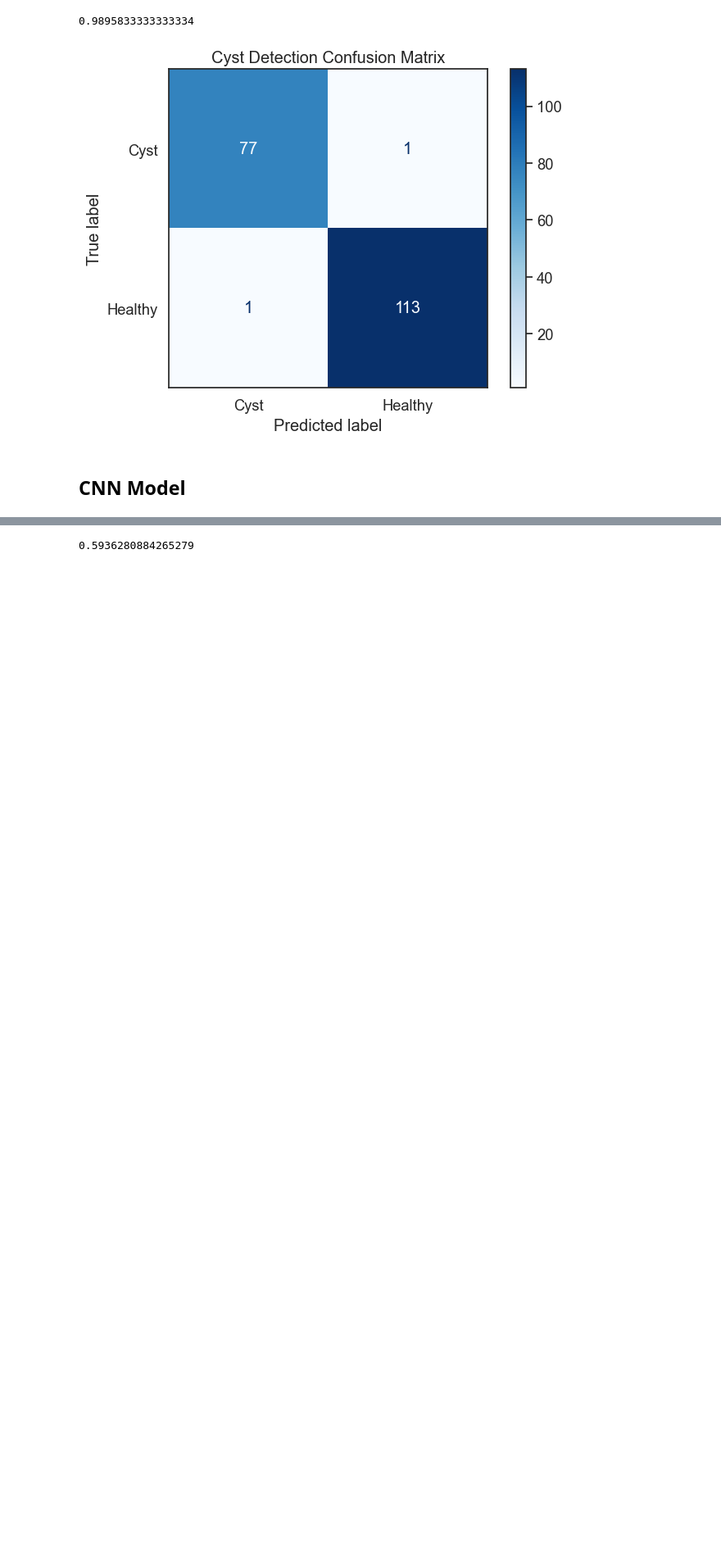
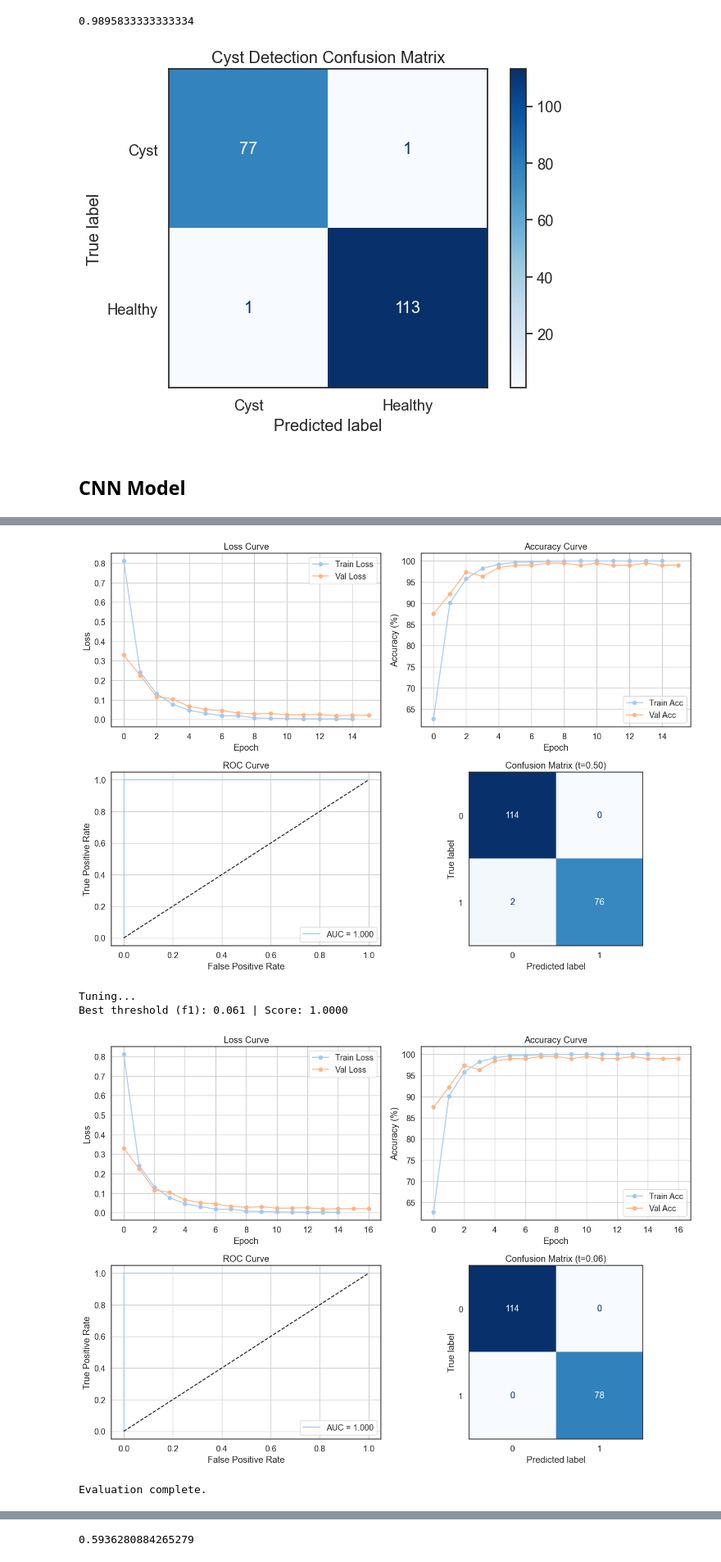
Before and after one commit to luisahorlledecastro/ML2, a Jupyter notebook: ML2_project_refactored.ipynb, the cells around one changed output, grey strips where cells are left out. Shown at 82% size. Drawn from its saved outputs; the diff is of its cells as text; code cells hidden in the pictures; blank space fills up the shorter version.

Commit message:
improved models

```diff
--- a/ML2_project_refactored.ipynb
+++ b/ML2_project_refactored.ipynb
@@ -380,4 +466,0 @@ def run_pcos_optimization(model_engine, n_trials=50):
-# %%
-model = ManualModel(P.train_cv)
-best_settings = run_pcos_optimization(model)
-print("Best Settings:", best_settings)
@@ -419,15 +513,17 @@ plt.show()
 ## CNN Model
 # %%
 class CNNModel(nn.Module):
-    def __init__(self, input_shape: Tuple[int, int, int] = (1, 224, 224), num_classes: int = 2,
+    def __init__(self, input_shape: Tuple[int, int, int] = (1, 224, 224), num_classes: int = 2, filter_out1=8, filter_out2=16,
                  pool_kernel1: int = 2, pool_kernel2: int = 2) -> None:
         super().__init__()
 
+        self.filter_out1 = filter_out1
+        self.filter_out2 = filter_out2
         self.pool_kernel1 = pool_kernel1
         self.pool_kernel2 = pool_kernel2
 
-        self.c1 = nn.Conv2d(1, 8, kernel_size=3, padding=1)
-        self.c2 = nn.Conv2d(8, 16, kernel_size=3, padding=1)
+        self.c1 = nn.Conv2d(1, self.filter_out1, kernel_size=3, padding=1)
+        self.c2 = nn.Conv2d(self.filter_out1, self.filter_out2, kernel_size=3, padding=1)
         self.pool1 = nn.MaxPool2d(kernel_size=pool_kernel1, stride=2)
         self.pool2 = nn.MaxPool2d(kernel_size=pool_kernel2, stride=2)
 
@@ -686,0 +875,6 @@ Evaluation complete.
+# %%
+model_reduced = CNNModel(input_shape=(1,224,224), filter_out1=4, filter_out2=8)
+
+evaluator_reduced = Evaluator(model_reduced, train_loader, val_loader, device=device, num_epochs=15)
+evaluator_reduced.run()
+# %% [output]
@@ -687,3 +898,8 @@ Evaluation complete.
+[figure, added]
+Tuning...
+Best threshold (f1): 0.061 | Score: 1.0000
+[figure, added]
+Evaluation complete.
 # %%
 P28 = Prep(path, output_size=28)
 # %%
```
Also changed, not shown: parts of 17 cells of this notebook.
